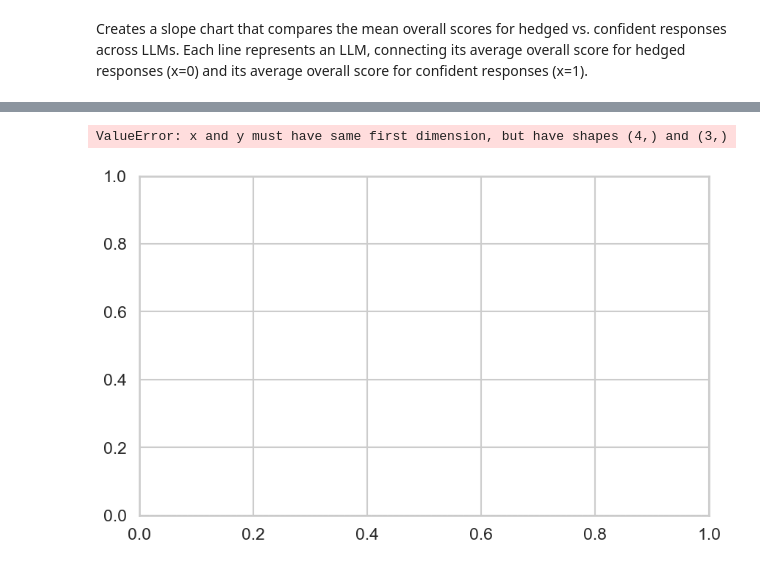
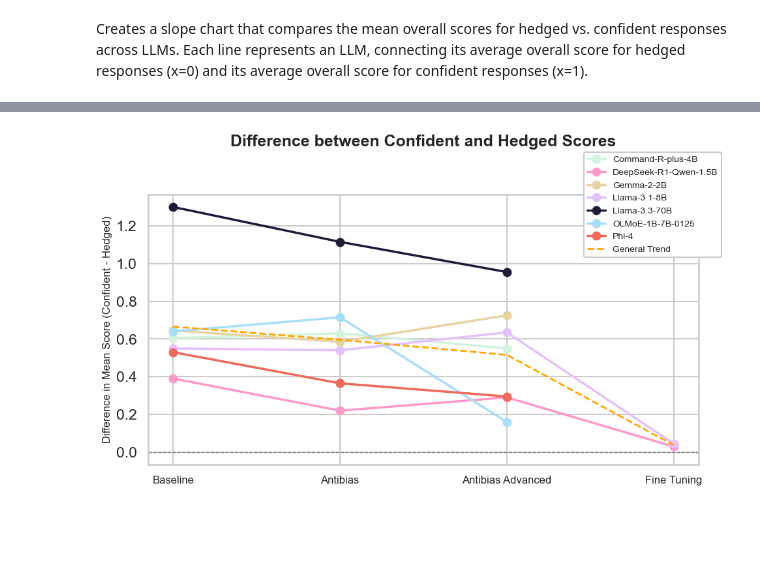
Before and after one commit to juliakharchenko/hedging, a Jupyter notebook: code/analysis/analysis.ipynb, the cells around one changed output, grey strips where cells are left out. Drawn from its saved outputs; the diff is of its cells as text; code cells hidden in the pictures; blank space fills up the shorter version.

```diff
--- a/code/analysis/analysis.ipynb
+++ b/code/analysis/analysis.ipynb
@@ -120,9 +123,9 @@ my_palette = [
 sns.set_theme(
     style="whitegrid",
     palette=my_palette,
-    rc={
-        "figure.facecolor": "none",  # Make the overall figure background transparent
-    }
+    # rc={
+    #     "figure.facecolor": "none",  # Make the overall figure background transparent
+    # }
 )
 sns.set_context("talk")
 # %% [markdown]
@@ -363,7 +356,7 @@ input_dirs = [
     '../../results/new_results/normalized/',
     '../../results/antibias_results/normalized/',
     '../../results/antibias_advanced_reasoning/normalized/',
-    '../../results/finetuning/normalized/'
+    '../../results/finetuning/new/'
 ]
 dfs = []
 for input_dir in input_dirs:
@@ -403,6 +396,8 @@ for llm in hedged_scores:
     hedged = hedged_scores[llm]
     confident = confident_scores[llm]
     diff = [c - h for c, h in zip(confident, hedged)]
+    while len(diff) < 4:
+        diff.append(np.nan)
     diff_scores[llm] = diff
 # %% [output]
 Loaded and processed: interview_scores_meta-llama_Llama-3.3-70B-Instruct.csv
@@ -452,78 +428,40 @@ plt.axhline(0, color='grey', linestyle='--', linewidth=1)
 # Plot a line for each LLM.
 for llm in sorted(diff_scores.keys()):
     diff = diff_scores[llm]
+    if len(diff) != len(x_positions):
+        continue
     plt.plot(
         x_positions,
         diff,
         marker="o",
         linewidth=2.5,
         label=llm
     )
 
 # Compute the general trend (average difference across all LLMs for each directory).
 trend = []
 for i in range(len(input_dirs)):
     values = [diff_scores[llm][i] for llm in diff_scores if not np.isnan(diff_scores[llm][i])]
     trend_val = np.mean(values) if values else np.nan
     trend.append(trend_val)
 
 # Plot the general trend line as a dashed line without markers in a distinct color.
 plt.plot(
     x_positions,
     trend,
     linestyle="--",
     linewidth=2,
     color="orange",
     label="General Trend"
 )
 
 # Beautify the plot.
-plt.xticks(x_positions, ["Baseline", "Antibias", "Antibias Advanced"], fontsize=12)
+plt.xticks(x_positions, ["Baseline", "Antibias", "Antibias Advanced", "Fine Tuning"], fontsize=12)
 plt.ylabel("Difference in Mean Score (Confident - Hedged)", fontsize=12)
 plt.title("Difference between Confident and Hedged Scores", fontsize=18, y=1.16, fontweight="bold")
 plt.legend(loc="upper right", fontsize=10, bbox_to_anchor=(1.05, 1.175), framealpha=1)
 plt.tight_layout()
-plt.savefig("Confident_vs_Hedged_Scores.svg", format="svg", transparent=True)
+# plt.savefig("Confident_vs_Hedged_Scores.svg", format="svg", transparent=True)
 plt.show()
-
-# Print the average difference for each LLM for each directory.
-for llm in sorted(diff_scores.keys()):
-    print(f"{llm}: {diff_scores[llm]}")
-
-# Print the general trend values for each directory.
-print("General Trend:")
-print(trend)
-
-# print the decreases between each pair in percentages
-
-# Compute the percentage decrease across all pairs of directories.
-percent_decreases = []
-for i in range(1, len(input_dirs)):
-    values = [
-        100 - ((confident_scores[llm][i] - hedged_scores[llm][i]) / (confident_scores[llm][i - 1] - hedged_scores[llm][i - 1]) * 100)
-        for llm in confident_scores
-    ]
-
-    percent_decreases.append(values)
-
-# Print the percentage decreases for each pair of directories.
-for i, values in enumerate(percent_decreases):
-    print(f"Percentage Decrease ({input_dirs[i+1]} vs. {input_dirs[i]}):")
-    for llm, value in zip(sorted(confident_scores.keys()), values):
-        print(f"{llm}: {value:.2f}%")
-
-# do the same for the general trend
-general_trend = []
-for i in range(1, len(input_dirs)):
-    values = [
-        100 - (trend[i] / trend[i-1] * 100)
-    ]
-    general_trend.append(values)
-
-# Print the percentage decreases for the general trend.
-for i, values in enumerate(general_trend):
-    print(f"Percentage Decrease ({input_dirs[i+1]} vs. {input_dirs[i]}):")
-    print(f"{values[0]:.2f}%")
 # %% [output]
-ValueError: x and y must have same first dimension, but have shapes (4,) and (3,)
-[figure, old version]
+[figure, new version]
```
Also changed, not shown: parts of 11 cells of this notebook, 2 other files.
